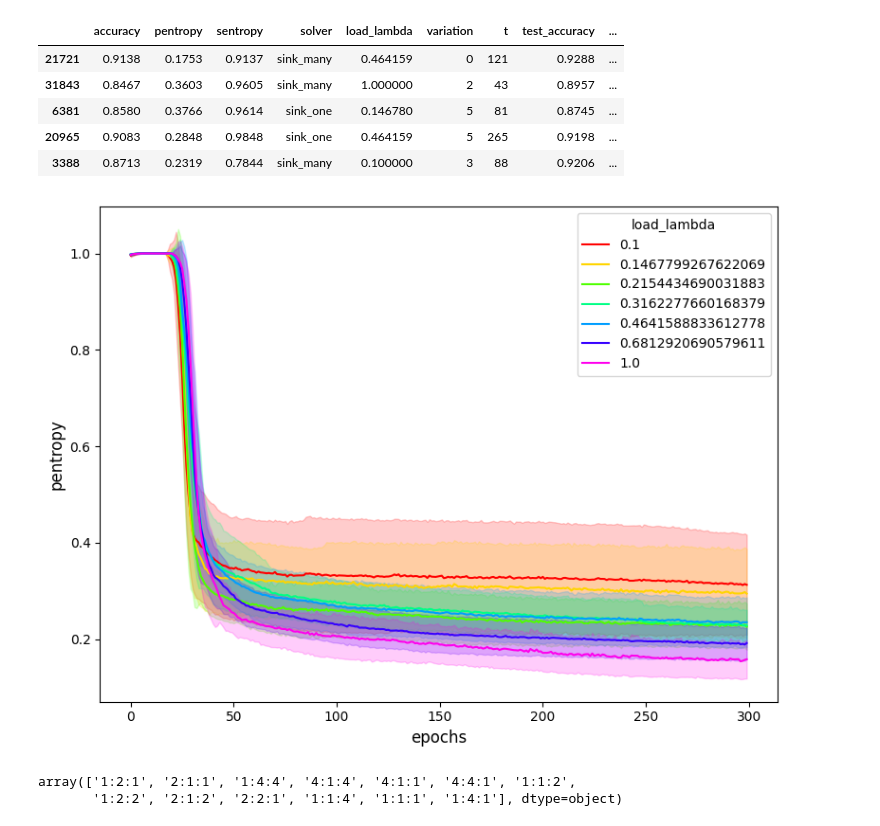
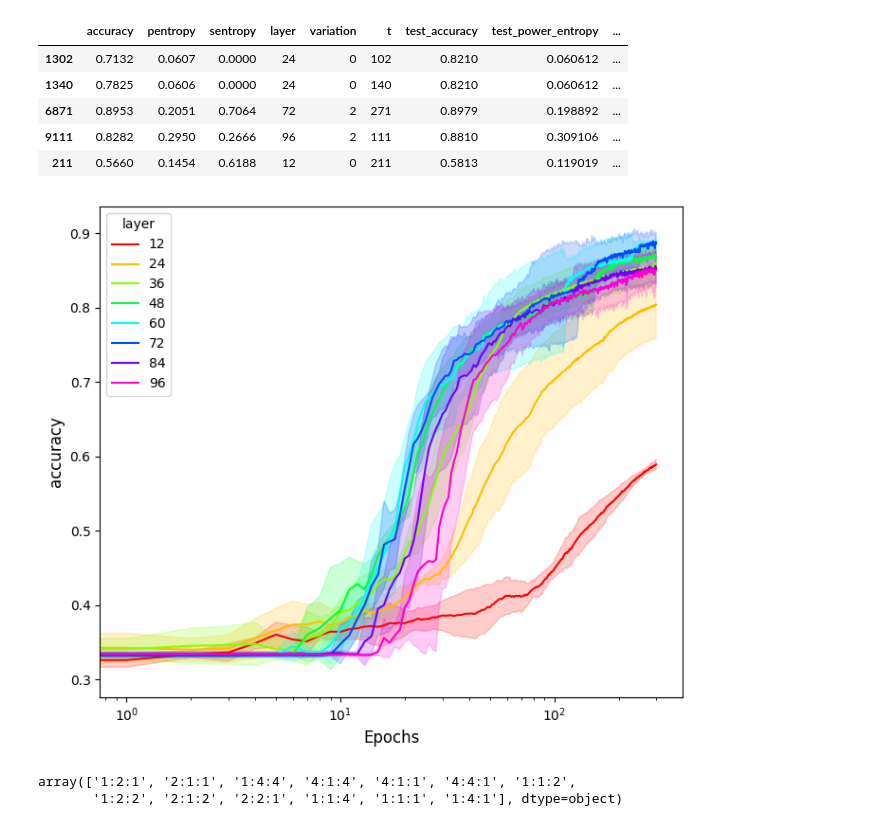
Before and after one commit to viktorvesely/liquid, a Jupyter notebook: experiment_eval.ipynb, the cells around one changed output. Drawn from its saved outputs; the diff is of its cells as text; code cells hidden in the pictures.

```diff
--- a/experiment_eval.ipynb
+++ b/experiment_eval.ipynb
@@ -7,15 +7,15 @@ import numpy as np
 
 # exp_regex = r"\d{8}_\d{6}_exp_load_solver_(iterative|stable_point)_(\d+\.\d+)_(\d+)"
 # exp_regex = r"\d{8}_\d{6}_exp_layer_budget_(\d+)_(\d+)__width_50$"
-# exp_regex = r"\d{8}_\d{6}_exp_layer_budget_(\d+)_(\d+)_20width$"
+exp_regex = r"\d{8}_\d{6}_exp_layer_budget_(\d+)_(\d+)_20width$"
 # exp_regex = r"\d{8}_\d{6}_exp_ratio_(\d+)_(\d+)_(\d+)_(\d+)$"
-exp_regex = r"\d{8}_\d{6}_exp_main_(sink_many|sink_one)_(\d+\.\d+)_(\d+)$"
+# exp_regex = r"\d{8}_\d{6}_exp_main_(sink_many|sink_one)_(\d+\.\d+)_(\d+)$"
 
 folder = Path(".").resolve() / "experiments"
 
-# experiment_metrics = ["layer", "variation"]
+experiment_metrics = ["layer", "variation"]
 # experiment_metrics = ["b", "c", "d", "variation"]
-experiment_metrics = ["solver", "load_lambda", "variation"]
+# experiment_metrics = ["solver", "load_lambda", "variation"]
 
 run_metrics = {
     "accuracy.txt": "accuracy",
@@ -79,48 +79,51 @@ if "load_lambda" in df.columns:
 # %%
 df.sample(5)
 # %% [output]
-|  | accuracy | pentropy | sentropy | solver | load_lambda | variation | t | test_accuracy | ... |
-| 21721 | 0.9138 | 0.1753 | 0.9137 | sink_many | 0.464159 | 0 | 121 | 0.9288 | ... |
-| 31843 | 0.8467 | 0.3603 | 0.9605 | sink_many | 1.000000 | 2 | 43 | 0.8957 | ... |
-| 6381 | 0.8580 | 0.3766 | 0.9614 | sink_one | 0.146780 | 5 | 81 | 0.8745 | ... |
-| 20965 | 0.9083 | 0.2848 | 0.9848 | sink_one | 0.464159 | 5 | 265 | 0.9198 | ... |
-| 3388 | 0.8713 | 0.2319 | 0.7844 | sink_many | 0.100000 | 3 | 88 | 0.9206 | ... |
+|  | accuracy | pentropy | sentropy | layer | variation | t | test_accuracy | test_power_entropy | ... |
+| 1302 | 0.7132 | 0.0607 | 0.0000 | 24 | 0 | 102 | 0.8210 | 0.060612 | ... |
+| 1340 | 0.7825 | 0.0606 | 0.0000 | 24 | 0 | 140 | 0.8210 | 0.060612 | ... |
+| 6871 | 0.8953 | 0.2051 | 0.7064 | 72 | 2 | 271 | 0.8979 | 0.198892 | ... |
+| 9111 | 0.8282 | 0.2950 | 0.2666 | 96 | 2 | 111 | 0.8810 | 0.309106 | ... |
+| 211 | 0.5660 | 0.1454 | 0.6188 | 12 | 0 | 211 | 0.5813 | 0.119019 | ... |
 # %%
 import matplotlib.pyplot as plt
 
-def shaded_lines(df: pd.DataFrame, metric: str, group: str):
+def shaded_lines(df: pd.DataFrame, metric: str, group: str, metric_name: str = None):
+
+    metric_name = metric_name or metric
+
     means = df.groupby([group, "t"])[metric].mean()
     stds = df.groupby([group, "t"])[metric].std()
 
     means = means.unstack()
     stds = stds.unstack()
 
     means = means.sort_index(axis="columns")
     stds = stds.sort_index(axis="columns")
 
-    fig, ax = plt.subplots(figsize=(8, 6))
+    fig, ax = plt.subplots(figsize=(7, 6))
 
     values_mu = means.to_numpy()
     values_std = stds.to_numpy()
     grouppers = means.index.to_numpy()
     colors = plt.colormaps["hsv"](np.arange(grouppers.size) / grouppers.size)
     epochs = values_mu.shape[1]
     epochs = np.arange(epochs)
 
     for i, (color, g) in enumerate(zip(colors, grouppers, strict=True)):
         ax.plot(epochs, values_mu[i, :], label=g, color=color)
         ax.fill_between(epochs, values_mu[i, :] + values_std[i, :], values_mu[i, :] - values_std[i, :], color=color, alpha=0.2)
 
-    # ax.set_xscale("log")
+    ax.set_xscale("log")
+    #ax.set_yscale("log")
     ax.legend(title=group)
-    ax.set_ylabel(metric, fontsize=12)
-    ax.set_xlabel("epochs", fontsize=12)
+    ax.set_ylabel(metric_name, fontsize=12)
+    ax.set_xlabel("Epochs", fontsize=12)
     fig.tight_layout()
     plt.show()
 
     return fig
 
-fig = shaded_lines(df, "pentropy", "load_lambda")
-fig.savefig("./figures/exp_param_accuracy.pdf")
+fig = shaded_lines(df, metric="accuracy", group="layer")
 # %% [output]
-[figure, old version]
+[figure, new version]
```
Also changed, not shown: parts of 3 cells of this notebook, 18 other files.
